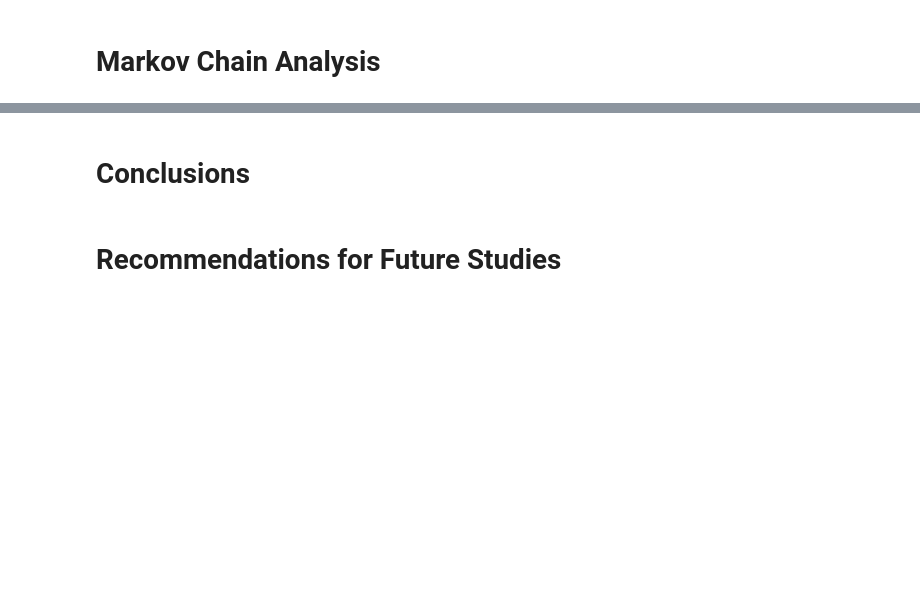
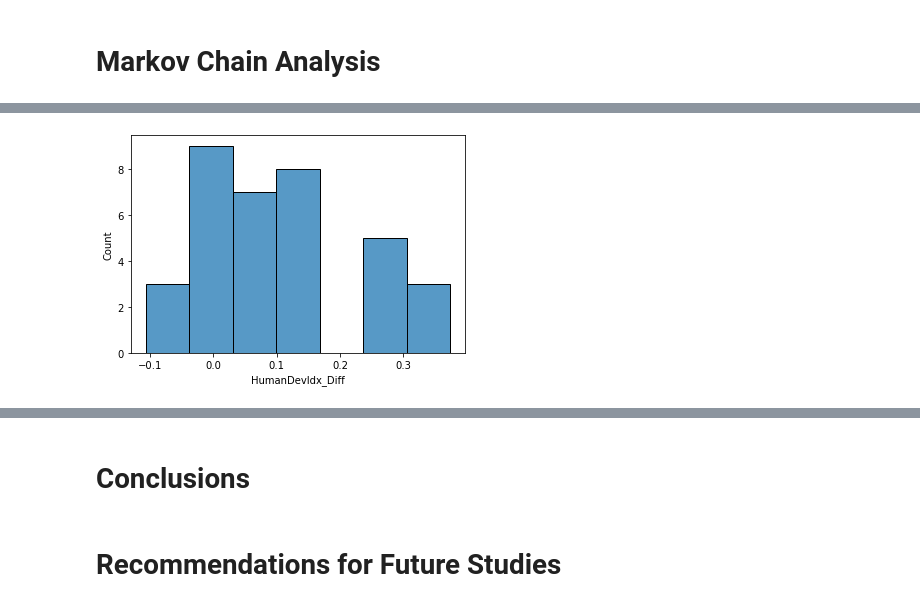
Before and after one commit to Paolo1151/DataScienceJobAnalysis, a Jupyter notebook: notebooks/analysis.ipynb, the cells around one changed output, grey strips where cells are left out. Drawn from its saved outputs; the diff is of its cells as text; code cells hidden in the pictures; blank space fills up the shorter version.

```diff
--- a/notebooks/analysis.ipynb
+++ b/notebooks/analysis.ipynb
@@ -261,0 +306,5 @@ graph_top5_origin(analysis_df)
+# %%
+# https://worldpopulationreview.com/country-rankings/third-world-countries
+
+iso_cc_with_human_dev_and_pop = pd.read_csv(os.path.join(ds_path, "iso_cc_with_human_dev_and_pop.csv"))
+iso_cc_with_human_dev_and_pop
@@ -261,0 +325,2 @@ graph_top5_origin(analysis_df)
+# %%
+gd = pd.DataFrame(gd).fillna(0)
@@ -261,0 +348,13 @@ graph_top5_origin(analysis_df)
+# %%
+def find_prob_stay(row):
+    try:
+        row['prob_stay'] = gd[row['employee_residence']][row['employee_residence']]
+    except KeyError:
+        row['prob_stay'] = 0
+    return row
+
+merged_df = analysis_df.merge(iso_cc_with_human_dev_and_pop, left_on='employee_residence', how='left', right_on='Code')
+merged_df = merged_df.merge(iso_cc_with_human_dev_and_pop, left_on='company_location', how='left', right_on='Code', suffixes=("_Origin", "_Destination"))
+merged_df = merged_df.apply(find_prob_stay, axis=1)
+merged_df['HumanDevIdx_Diff'] = merged_df['humanDevelopmentIndex_Destination'] - merged_df['humanDevelopmentIndex_Origin']
+merged_df.head()
@@ -261,0 +369,8 @@ graph_top5_origin(analysis_df)
+# %%
+migrated = merged_df[merged_df['HumanDevIdx_Diff']!=0]
+
+plt.figure()
+sns.histplot(migrated['HumanDevIdx_Diff'])
+plt.show()
+# %% [output]
+[figure, added]
```
Also changed, not shown: parts of 24 cells of this notebook, 7 other files.
